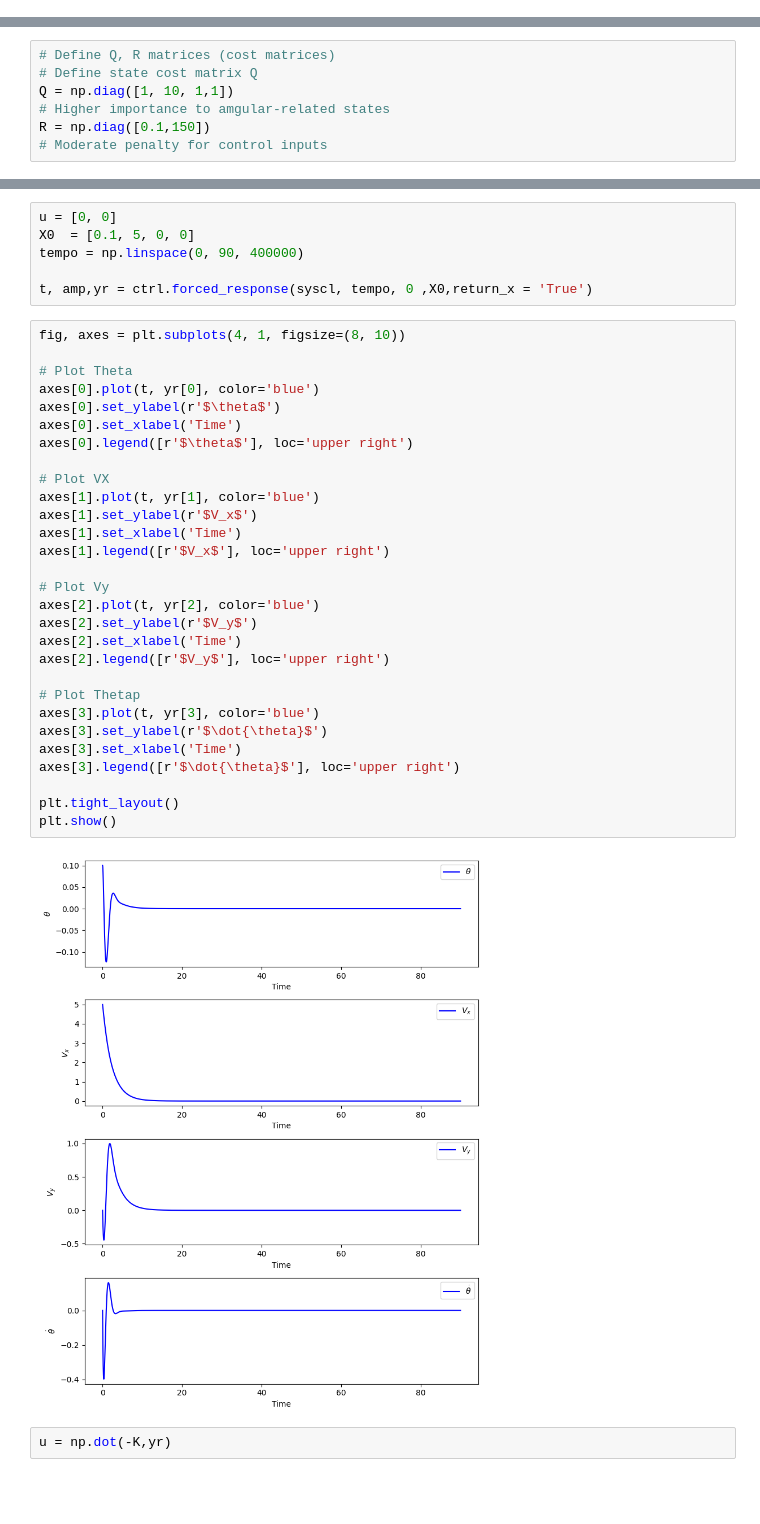
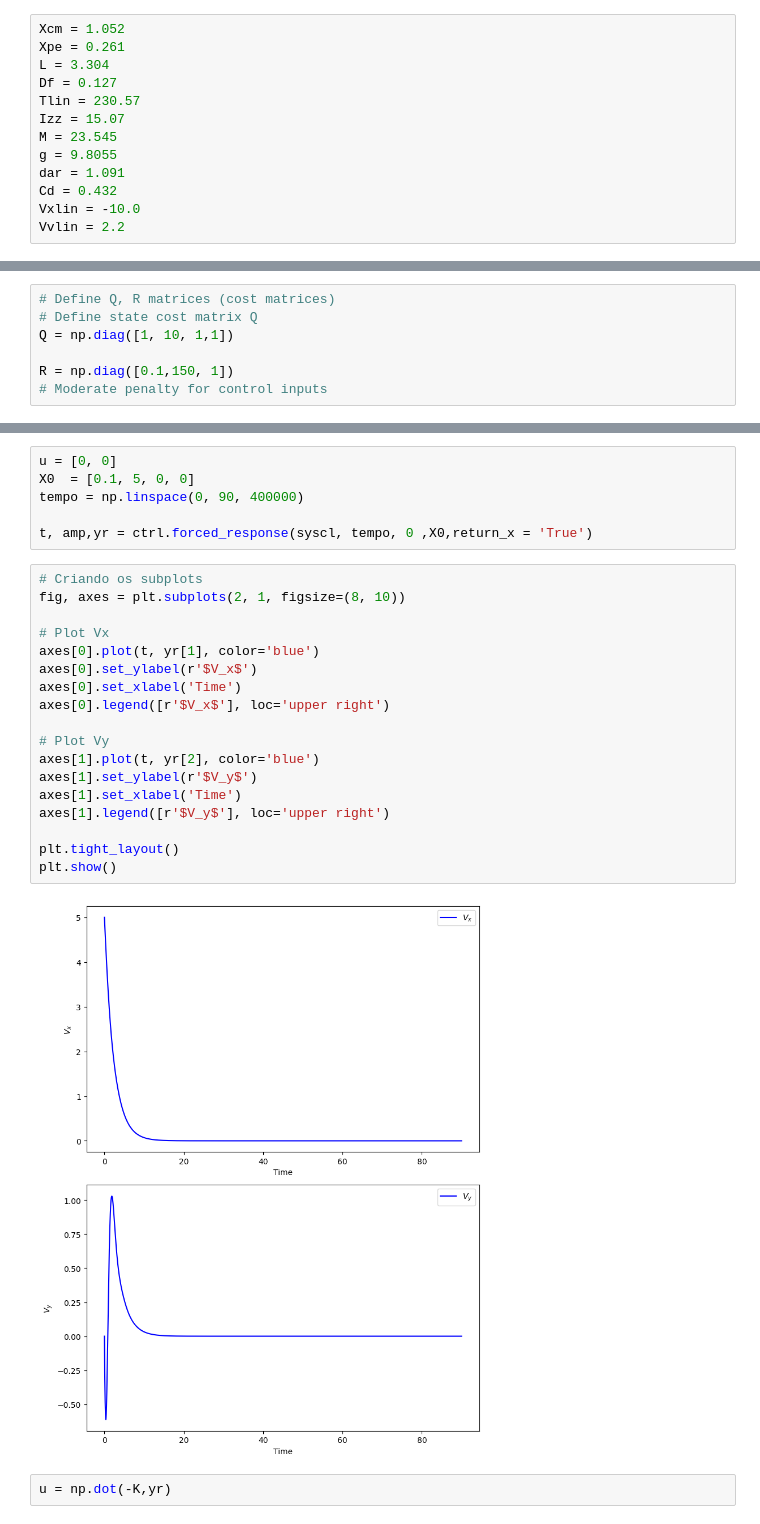
Before and after one commit to lucascarvalho10/pme3481, a Jupyter notebook: T1/lqr.ipynb, the cells around one changed output, grey strips where cells are left out. Saved outputs shown, nothing was run; the diff lists cells and outputs as text; blank space fills up the shorter version.

```diff
--- a/T1/lqr.ipynb
+++ b/T1/lqr.ipynb
@@ -65,4 +65,17 @@ def lqr(A, B, Q, R):
     return K
 # %% [markdown]
 Definição do modelo dinâmico linear do foguete, que permite realizar os testes com as funções desenvolvidas acima.
+# %%
+Xcm = 1.052
+Xpe = 0.261
+L = 3.304
+Df = 0.127
+Tlin = 230.57
+Izz = 15.07
+M = 23.545
+g = 9.8055
+dar = 1.091
+Cd = 0.432
+Vxlin = -10.0
+Vvlin = 2.2
 # %%
@@ -117,8 +143,8 @@ Definição das matrizes de custo - associadas à função de perda do LQR.
 # Define Q, R matrices (cost matrices)
 # Define state cost matrix Q
 Q = np.diag([1, 10, 1,1])
-# Higher importance to amgular-related states
-R = np.diag([0.1,150])
+
+R = np.diag([0.1,150, 1])
 # Moderate penalty for control inputs
 # %%
 # Compute LQR controller
@@ -159,36 +184,25 @@ tempo = np.linspace(0, 90, 400000)
 
 t, amp,yr = ctrl.forced_response(syscl, tempo, 0 ,X0,return_x = 'True')
 # %%
-fig, axes = plt.subplots(4, 1, figsize=(8, 10))
+# Criando os subplots
+fig, axes = plt.subplots(2, 1, figsize=(8, 10))
 
-# Plot Theta
-axes[0].plot(t, yr[0], color='blue')
-axes[0].set_ylabel(r'$\theta$')
+# Plot Vx
+axes[0].plot(t, yr[1], color='blue')
+axes[0].set_ylabel(r'$V_x$')
 axes[0].set_xlabel('Time')
-axes[0].legend([r'$\theta$'], loc='upper right')
-
-# Plot VX
-axes[1].plot(t, yr[1], color='blue')
-axes[1].set_ylabel(r'$V_x$')
-axes[1].set_xlabel('Time')
-axes[1].legend([r'$V_x$'], loc='upper right')
+axes[0].legend([r'$V_x$'], loc='upper right')
 
 # Plot Vy
-axes[2].plot(t, yr[2], color='blue')
-axes[2].set_ylabel(r'$V_y$')
-axes[2].set_xlabel('Time')
-axes[2].legend([r'$V_y$'], loc='upper right')
-
-# Plot Thetap
-axes[3].plot(t, yr[3], color='blue')
-axes[3].set_ylabel(r'$\dot{\theta}$')
-axes[3].set_xlabel('Time')
-axes[3].legend([r'$\dot{\theta}$'], loc='upper right')
+axes[1].plot(t, yr[2], color='blue')
+axes[1].set_ylabel(r'$V_y$')
+axes[1].set_xlabel('Time')
+axes[1].legend([r'$V_y$'], loc='upper right')
 
 plt.tight_layout()
 plt.show()
 # %% [output]
-[figure, old version]
+[figure, new version]
 # %%
 u = np.dot(-K,yr)
 # %%
```
Also changed, not shown: parts of 4 cells of this notebook, 4 other files.
